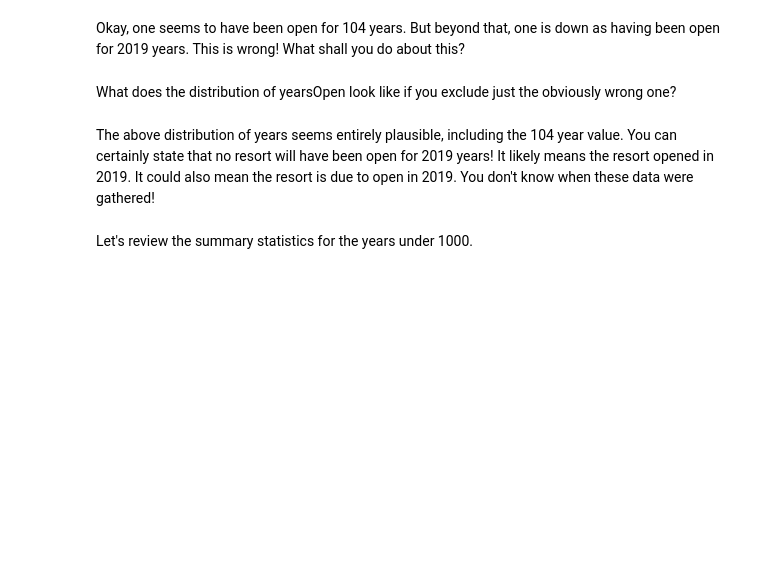
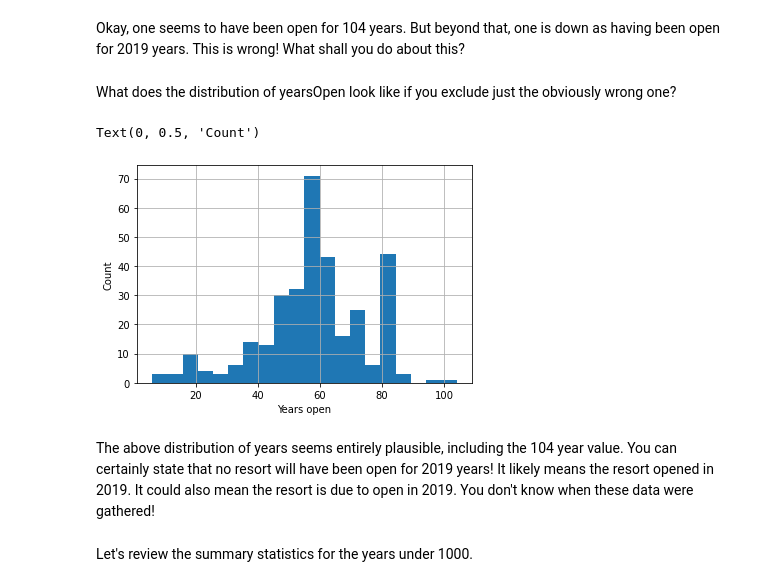
Before and after one commit to springboard-curriculum/DataScienceGuidedCapstone, a Jupyter notebook: Notebooks/02_data_wrangling.ipynb, the cells around one changed output. Drawn from its saved outputs; the diff is of its cells as text; code cells hidden in the pictures; blank space fills up the shorter version.

```diff
--- a/Notebooks/02_data_wrangling.ipynb
+++ b/Notebooks/02_data_wrangling.ipynb
@@ -649,11 +750,13 @@ What does the distribution of yearsOpen look like if you exclude just the obviou
 # %%
 #Code task 26#
 #Call the hist method on 'yearsOpen' after filtering for values under 1000
 #Pass the argument bins=30 to hist(), but feel free to explore other values
-ski_data.___[ski_data.___ < ___].hist(___)
+ski_data[ski_data.yearsOpen < 1000].yearsOpen.hist(bins=20)
 plt.xlabel('Years open')
 plt.ylabel('Count')
-plt.title('Distribution of years open excluding 2019');
+# %% [output]
+Text(0, 0.5, 'Count')
+[figure, added]
 # %% [markdown]
 The above distribution of years seems entirely plausible, including the 104 year value. You can certainly state that no resort will have been open for 2019 years! It likely means the resort opened in 2019. It could also mean the resort is due to open in 2019. You don't know when these data were gathered!
 # %% [markdown]
```
Also changed, not shown: parts of 60 cells of this notebook.
